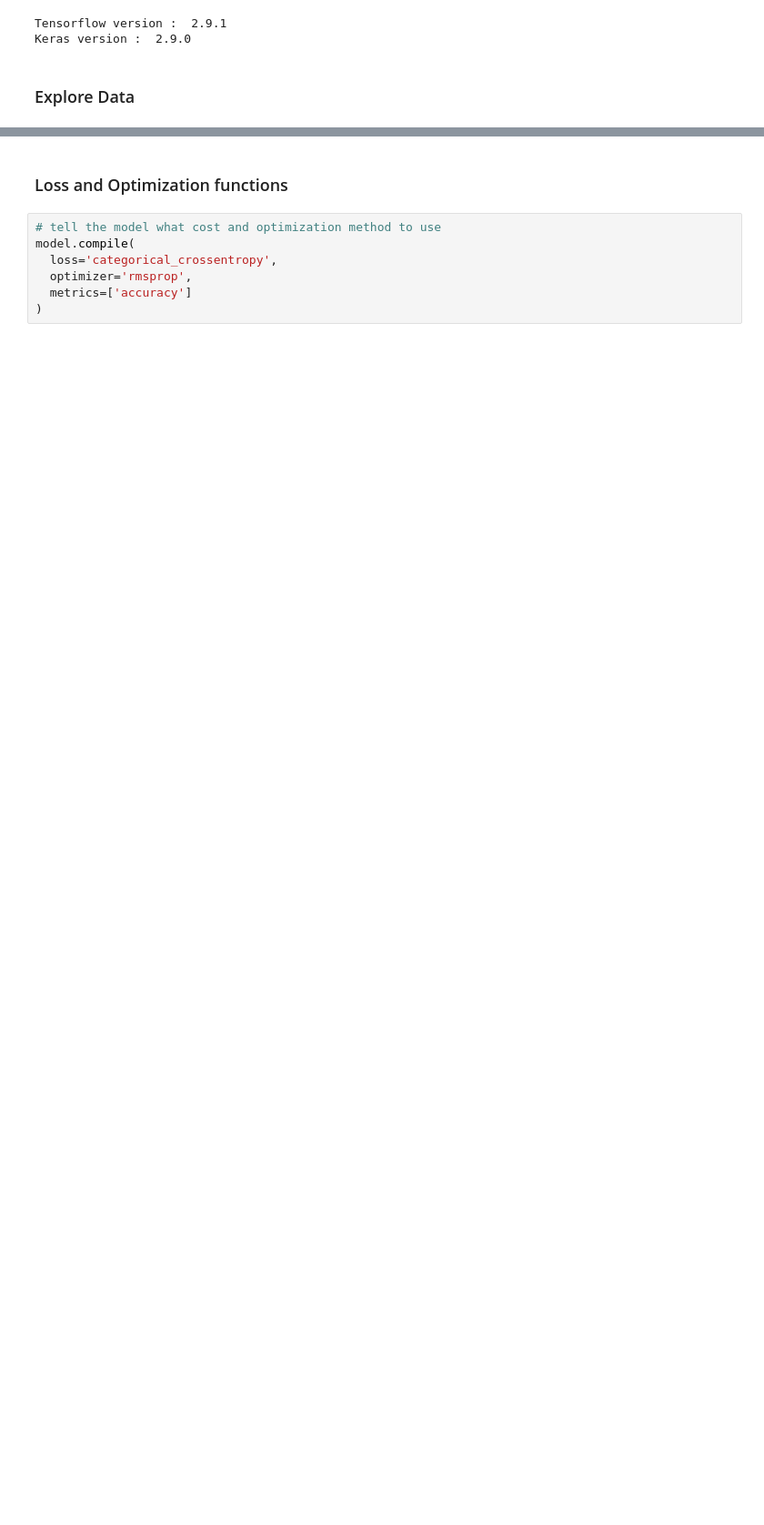
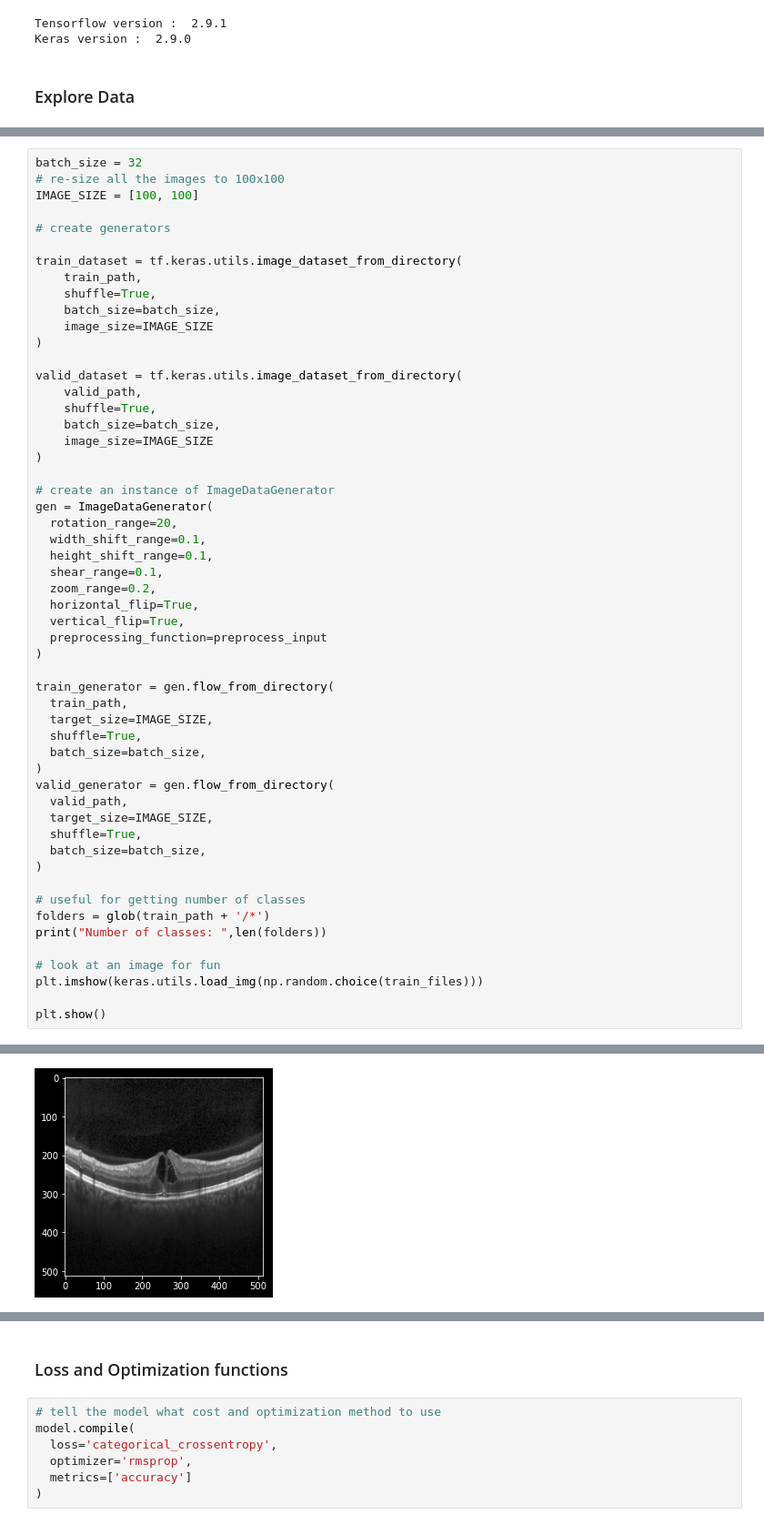
Before and after one commit to ibnuazam/OCT-TF-FT, a Jupyter notebook: transfer-learning-vgg16-keras.ipynb, the cells around one changed output, grey strips where cells are left out. Shown at 91% size. Drawn from its saved outputs; the diff is of its cells as text; blank space fills up the shorter version.

```diff
--- a/transfer-learning-vgg16-keras.ipynb
+++ b/transfer-learning-vgg16-keras.ipynb
@@ -105,0 +60,55 @@ for image, _ in train_dataset.take(1):
+# %%
+batch_size = 32
+# re-size all the images to 100x100
+IMAGE_SIZE = [100, 100]
+
+# create generators
+
+train_dataset = tf.keras.utils.image_dataset_from_directory(
+    train_path,
+    shuffle=True,
+    batch_size=batch_size,
+    image_size=IMAGE_SIZE
+)
+
+valid_dataset = tf.keras.utils.image_dataset_from_directory(
+    valid_path,
+    shuffle=True,
+    batch_size=batch_size,
+    image_size=IMAGE_SIZE
+)
+
+# create an instance of ImageDataGenerator
+gen = ImageDataGenerator(
+  rotation_range=20,
+  width_shift_range=0.1,
+  height_shift_range=0.1,
+  shear_range=0.1,
+  zoom_range=0.2,
+  horizontal_flip=True,
+  vertical_flip=True,
+  preprocessing_function=preprocess_input
+)
+
+train_generator = gen.flow_from_directory(
+  train_path,
+  target_size=IMAGE_SIZE,
+  shuffle=True,
+  batch_size=batch_size,
+)
+valid_generator = gen.flow_from_directory(
+  valid_path,
+  target_size=IMAGE_SIZE,
+  shuffle=True,
+  batch_size=batch_size,
+)
+
+# useful for getting number of classes
+folders = glob(train_path + '/*')
+print("Number of classes: ",len(folders))
+
+# look at an image for fun
+plt.imshow(keras.utils.load_img(np.random.choice(train_files)))
+
+plt.show()
+# %% [output]
@@ -106,3 +120,4 @@ for image, _ in train_dataset.take(1):
+[figure, added]
 # %%
 # add preprocessing layer to the front of VGG
 vgg = VGG16(input_shape=IMAGE_SIZE + [3], weights='imagenet', include_top=False)
```
Also changed, not shown: parts of 6 cells of this notebook.
